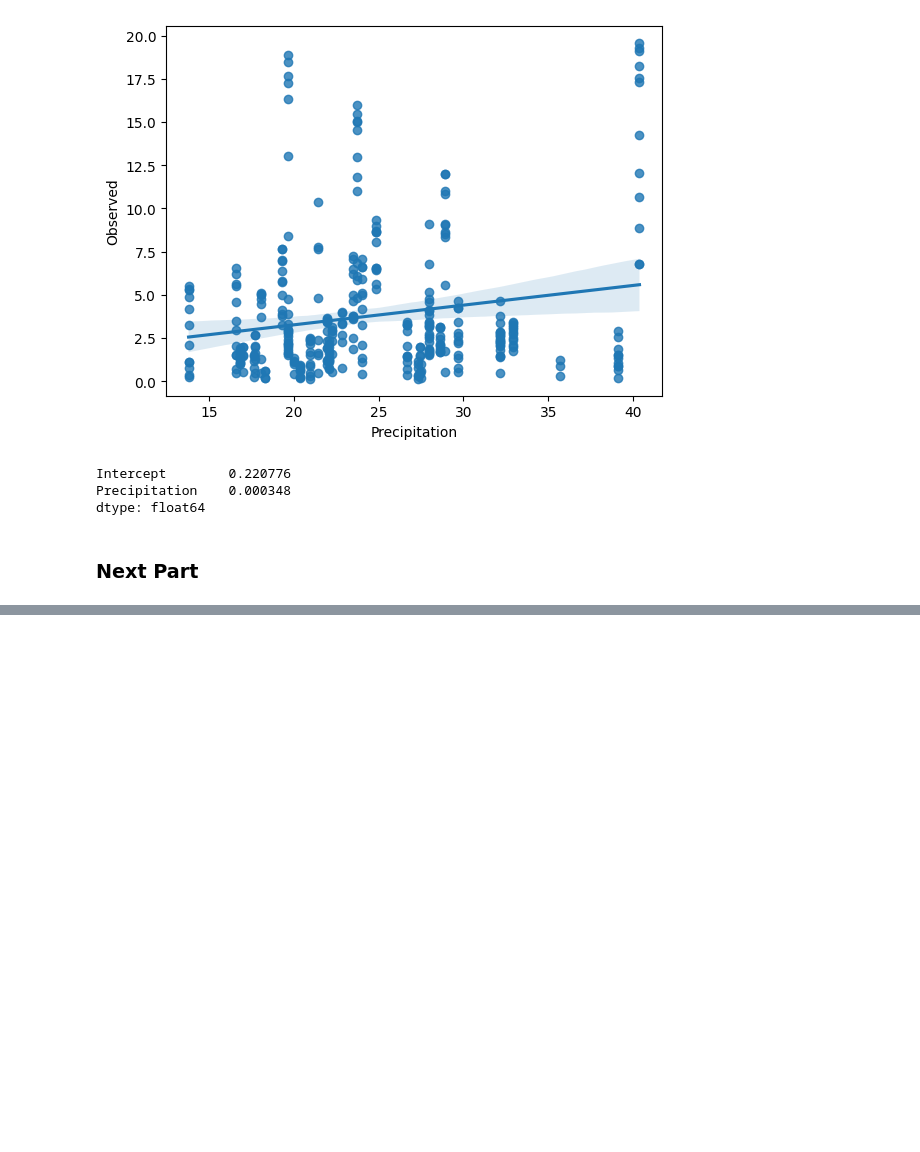
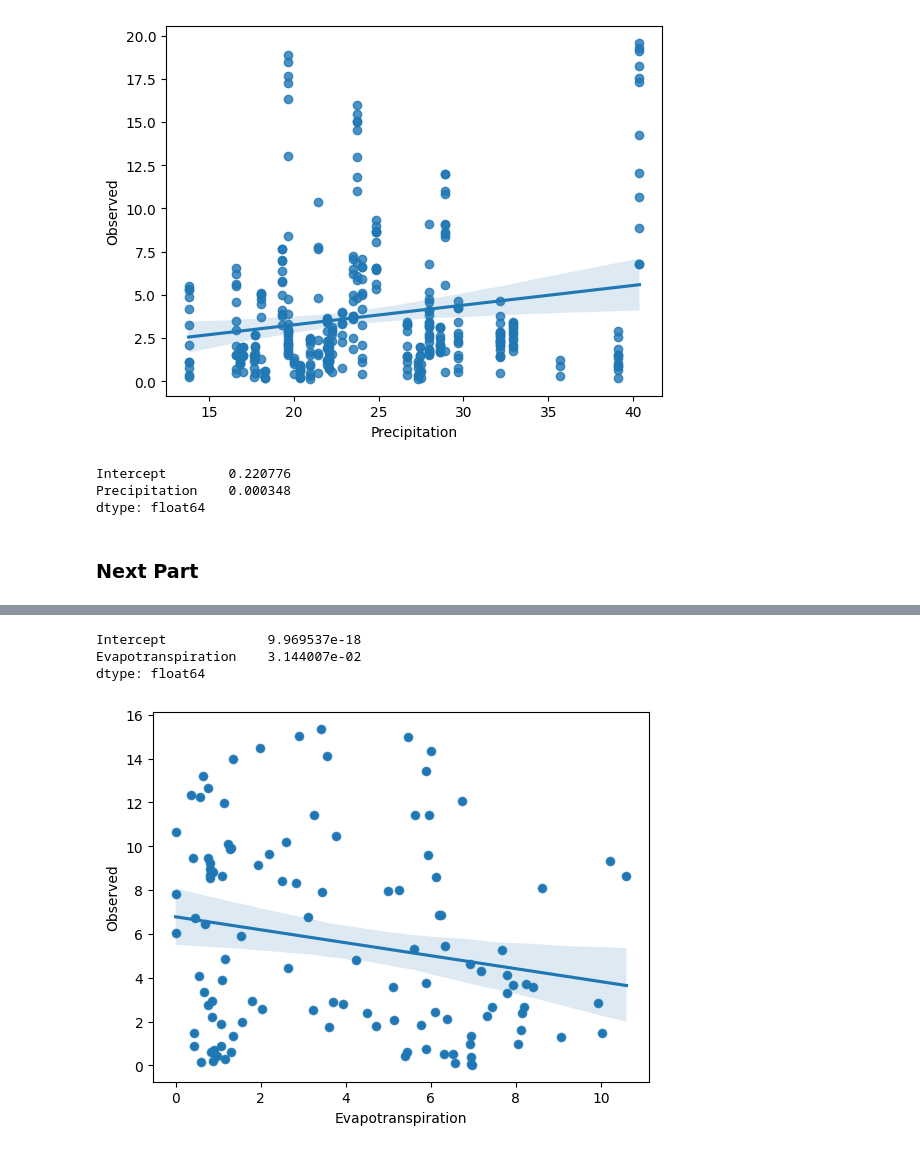
Before and after one commit to beaumartin25/cs5830_project6, a Jupyter notebook: project6.ipynb, the cells around one changed output, grey strips where cells are left out. Cells and saved outputs as stored; diff of their text form; code cells hidden in the pictures; blank space fills up the shorter version.

```diff
--- a/project6.ipynb
+++ b/project6.ipynb
@@ -147,0 +154,25 @@ sns.regplot(x='Irrigation_pumping', y='Observed', data=newDf)
+# %%
+df = pd.read_csv('data/RRCA_baseflow.csv')
+df['Date'] = df['Date'] - 693963
+
+df[df['Evapotranspiration'] == df.Evapotranspiration.min()]
+
+newDf = df[df['Segment_id'] == 144]
+newDf.plot(kind='scatter', x='Evapotranspiration', y='Observed')
+
+
+# Perform a new Linear Regression Analysis
+lm = LinearRegression()
+x = [newDf['Evapotranspiration']]
+y = [newDf.Observed]
+lm.fit(x, y)
+
+sns.regplot(x='Evapotranspiration', y='Observed', data=newDf)
+
+lm = smf.ols(formula='Observed ~ Evapotranspiration', data=newDf).fit()
+print(lm.pvalues)
+# %% [output]
+Intercept             9.969537e-18
+Evapotranspiration    3.144007e-02
+dtype: float64
+[figure, added]
```
Also changed, not shown: parts of 1 cell of this notebook.
